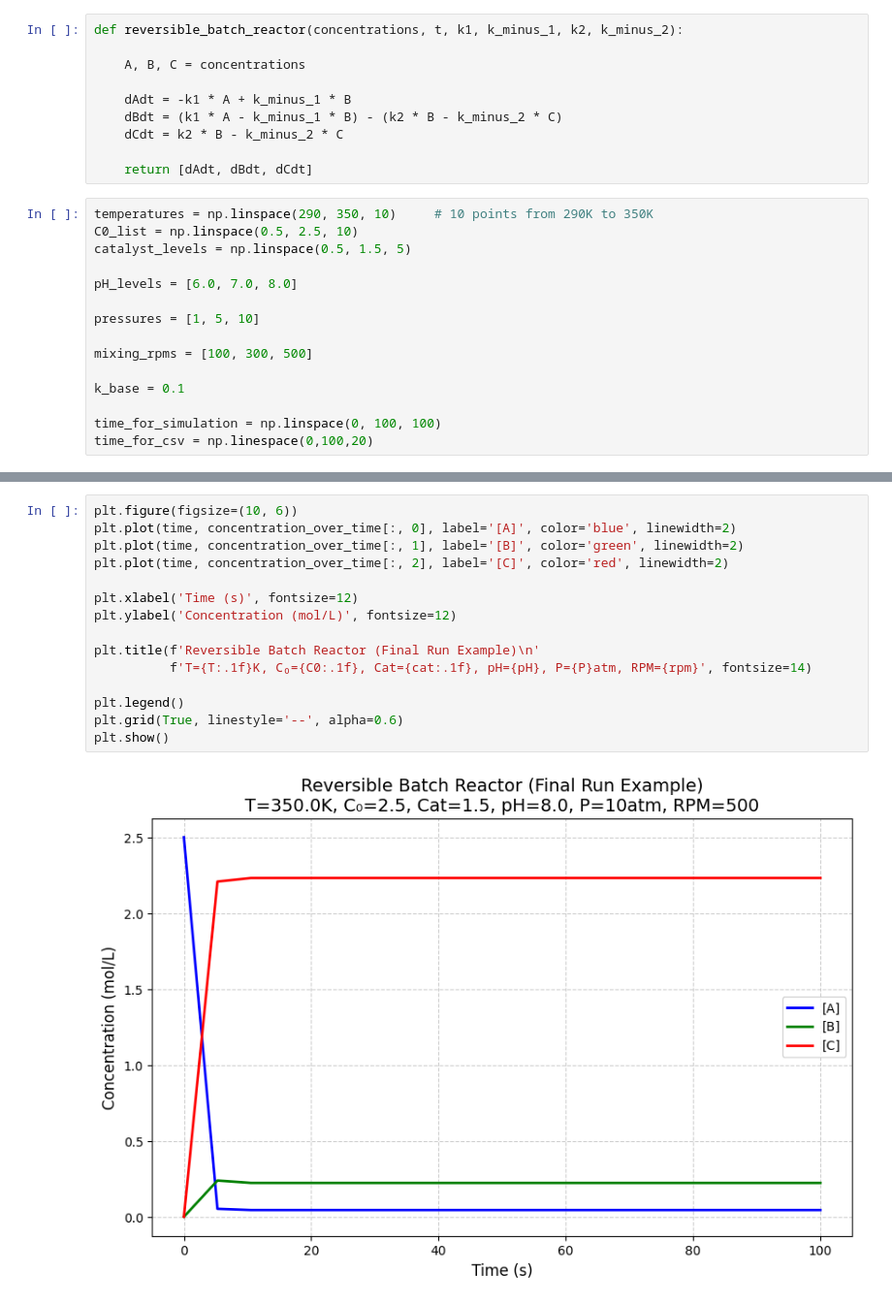
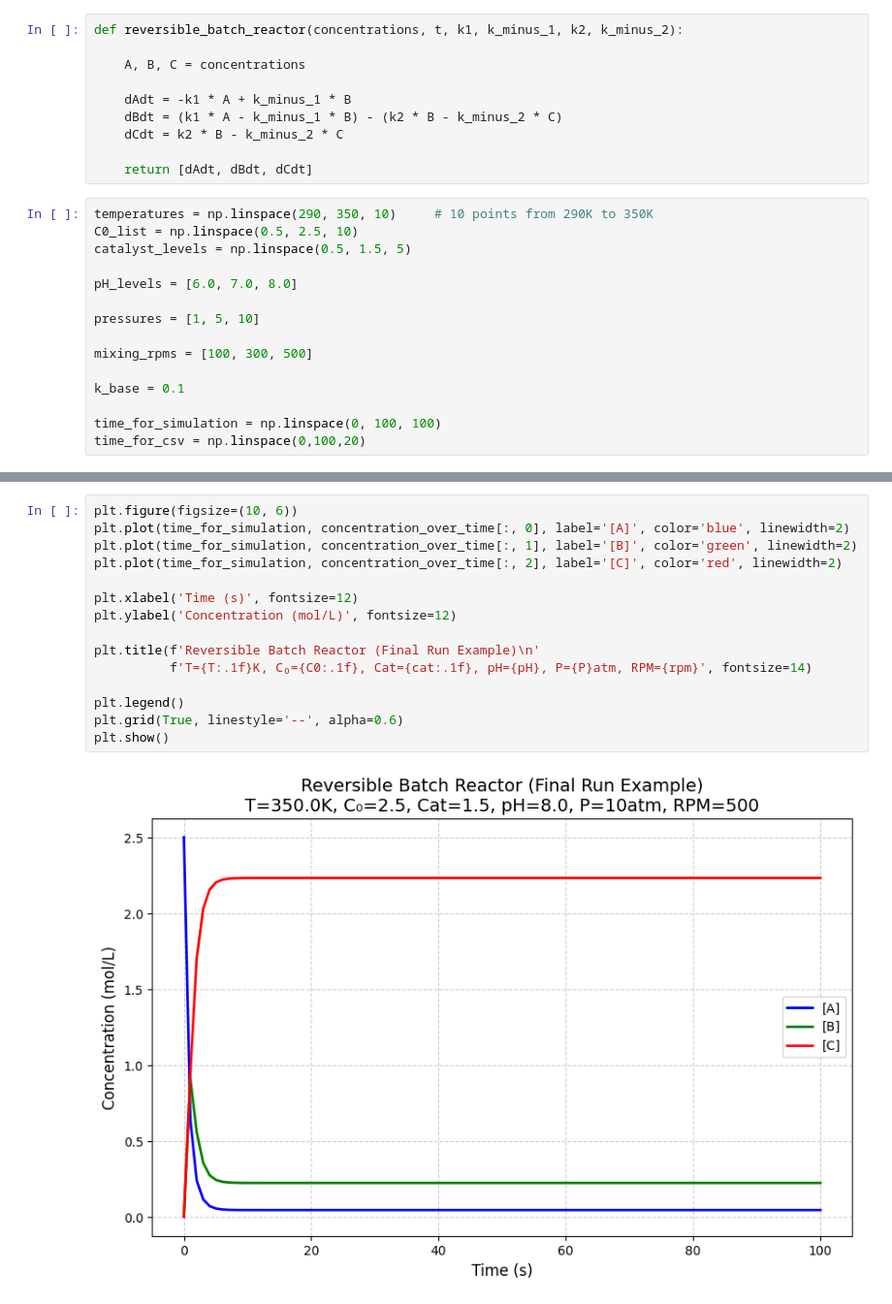
Before and after one commit to AdarshanandIITBHU/Batch_Reactor_project, a Jupyter notebook: Modelling.ipynb, the cells around one changed output, grey strips where cells are left out. Shown at 97% size. Saved outputs shown, nothing was run; the diff lists cells and outputs as text.

```diff
--- a/Modelling.ipynb
+++ b/Modelling.ipynb
@@ -29,4 +29,4 @@ mixing_rpms = [100, 300, 500]
 k_base = 0.1
 
 time_for_simulation = np.linspace(0, 100, 100)
-time_for_csv = np.linespace(0,100,20)
+time_for_csv = np.linspace(0,100,20)
@@ -126,18 +117,18 @@ memory usage: 20.6 MB
 | 4 | 290.0 | 0.5 | 0.5 | 6.0 | 1 | 100 | 21.052632 | 0.400399 | 0.090753 | 0.008848 |
 # %%
 plt.figure(figsize=(10, 6))
-plt.plot(time, concentration_over_time[:, 0], label='[A]', color='blue', linewidth=2)
-plt.plot(time, concentration_over_time[:, 1], label='[B]', color='green', linewidth=2)
-plt.plot(time, concentration_over_time[:, 2], label='[C]', color='red', linewidth=2)
+plt.plot(time_for_simulation, concentration_over_time[:, 0], label='[A]', color='blue', linewidth=2)
+plt.plot(time_for_simulation, concentration_over_time[:, 1], label='[B]', color='green', linewidth=2)
+plt.plot(time_for_simulation, concentration_over_time[:, 2], label='[C]', color='red', linewidth=2)
 
 plt.xlabel('Time (s)', fontsize=12)
 plt.ylabel('Concentration (mol/L)', fontsize=12)
 
 plt.title(f'Reversible Batch Reactor (Final Run Example)\n'
           f'T={T:.1f}K, C₀={C0:.1f}, Cat={cat:.1f}, pH={pH}, P={P}atm, RPM={rpm}', fontsize=14)
 
 plt.legend()
 plt.grid(True, linestyle='--', alpha=0.6)
 plt.show()
 # %% [output]
-[figure, old version]
+[figure, new version]
```
Also changed, not shown: parts of 3 cells of this notebook.
